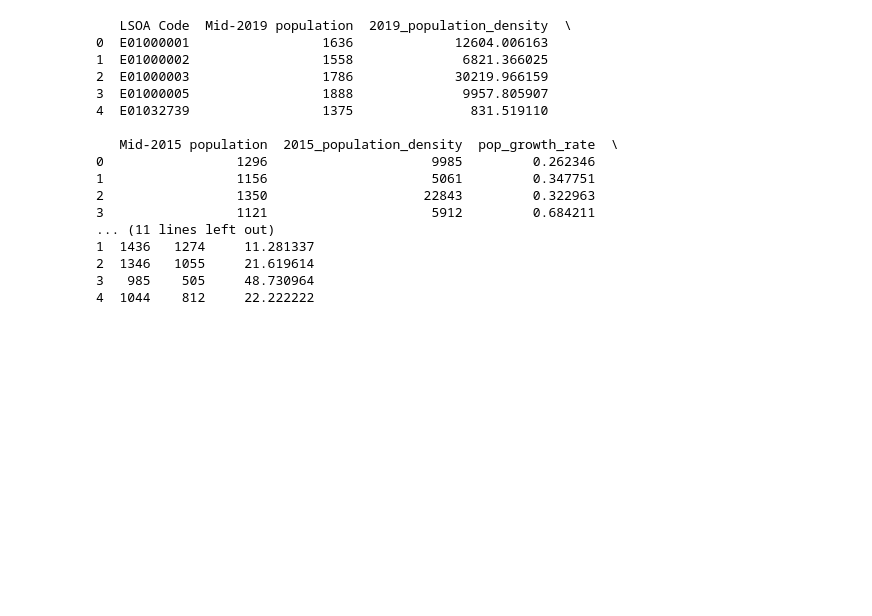
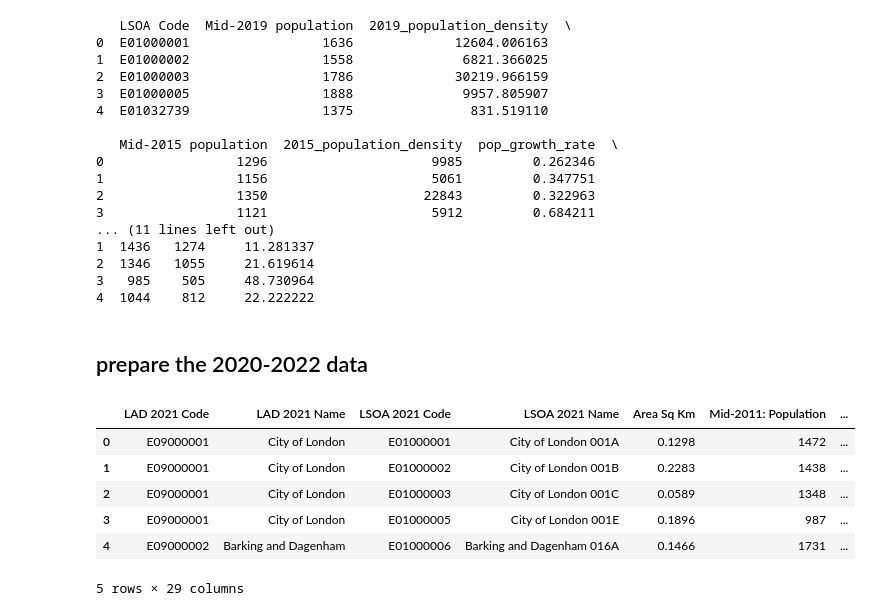
Before and after one commit to meimao76/housing_feature_gentrification, a Jupyter notebook: struc_datacleaning.ipynb, the cells around one changed output. Cells and saved outputs as stored; diff of their text form; code cells hidden in the pictures; blank space fills up the shorter version.

```diff
--- a/struc_datacleaning.ipynb
+++ b/struc_datacleaning.ipynb
@@ -319,3 +319,21 @@ columns_to_keep = ['LSOA Code', 'pop_growth_rate', 'avg_den', 'senior_per', 'min
 cleaned_df = df_data_all[columns_to_keep]
 # %%
 cleaned_df.to_csv("data/all_stru_data.csv", index=False)
+# %% [markdown]
+## prepare the 2020-2022 data
+# %%
+# reading population density
+density_path = "data/stru_data/sapelsoapopulationdensity20112022.xlsx"
+pop_den = pd.ExcelFile(density_path)
+# %%
+# reading sheet
+df_den = pop_den.parse(sheet_name="Mid-2011 to mid-2022 LSOA 2021", header = 3)
+df_den.head()
+# %% [output]
+|  | LAD 2021 Code | LAD 2021 Name | LSOA 2021 Code | LSOA 2021 Name | Area Sq Km | Mid-2011: Population | ... |
+| 0 | E09000001 | City of London | E01000001 | City of London 001A | 0.1298 | 1472 | ... |
+| 1 | E09000001 | City of London | E01000002 | City of London 001B | 0.2283 | 1438 | ... |
+| 2 | E09000001 | City of London | E01000003 | City of London 001C | 0.0589 | 1348 | ... |
+| 3 | E09000001 | City of London | E01000005 | City of London 001E | 0.1896 | 987 | ... |
+| 4 | E09000002 | Barking and Dagenham | E01000006 | Barking and Dagenham 016A | 0.1466 | 1731 | ... |
+5 rows × 29 columns
```
Also changed, not shown: parts of 18 cells of this notebook, 3 other files.
